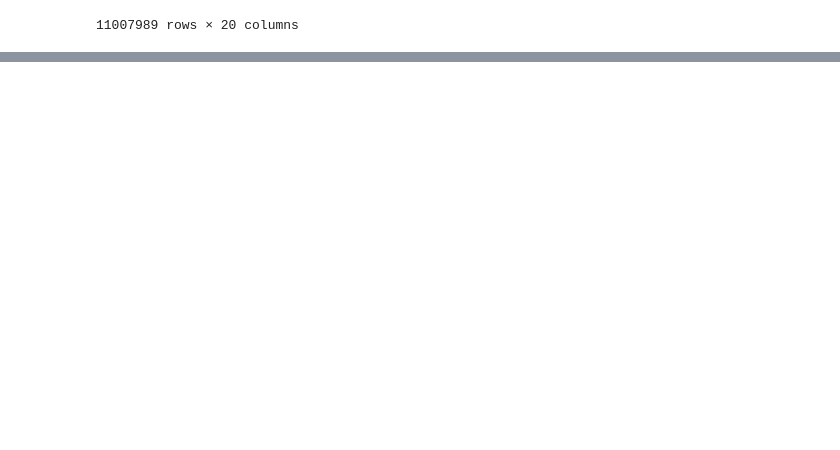
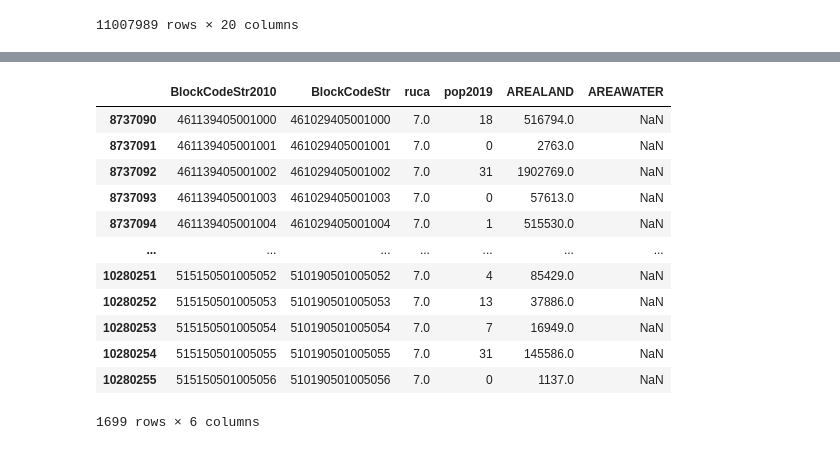
Before and after one commit to kennylee15/form477_to_acs5yr, a Jupyter notebook: form477_geographical_survey.ipynb, the cells around one changed output, grey strips where cells are left out. Cells and saved outputs as stored; diff of their text form; code cells hidden in the pictures; blank space fills up the shorter version.

```diff
--- a/form477_geographical_survey.ipynb
+++ b/form477_geographical_survey.ipynb
@@ -612,0 +652,3 @@ merged.info()
+# %%
+subset = combined_df[['BlockCodeStr2010','BlockCodeStr','ruca','pop2019','AREALAND','AREAWATER']]
+subset.info()
@@ -612,0 +669,16 @@ merged.info()
+# %%
+subset.loc[subset['BlockCodeStr2010'] != subset['BlockCodeStr'] ,: ]
+# %% [output]
+|  | BlockCodeStr2010 | BlockCodeStr | ruca | pop2019 | AREALAND | AREAWATER |
+| 8737090 | 461139405001000 | 461029405001000 | 7.0 | 18 | 516794.0 | NaN |
+| 8737091 | 461139405001001 | 461029405001001 | 7.0 | 0 | 2763.0 | NaN |
+| 8737092 | 461139405001002 | 461029405001002 | 7.0 | 31 | 1902769.0 | NaN |
+| 8737093 | 461139405001003 | 461029405001003 | 7.0 | 0 | 57613.0 | NaN |
+| 8737094 | 461139405001004 | 461029405001004 | 7.0 | 1 | 515530.0 | NaN |
+| ... | ... | ... | ... | ... | ... | ... |
+| 10280251 | 515150501005052 | 510190501005052 | 7.0 | 4 | 85429.0 | NaN |
+| 10280252 | 515150501005053 | 510190501005053 | 7.0 | 13 | 37886.0 | NaN |
+| 10280253 | 515150501005054 | 510190501005054 | 7.0 | 7 | 16949.0 | NaN |
+| 10280254 | 515150501005055 | 510190501005055 | 7.0 | 31 | 145586.0 | NaN |
+| 10280255 | 515150501005056 | 510190501005056 | 7.0 | 0 | 1137.0 | NaN |
+1699 rows × 6 columns
```
Also changed, not shown: parts of 44 cells of this notebook.
